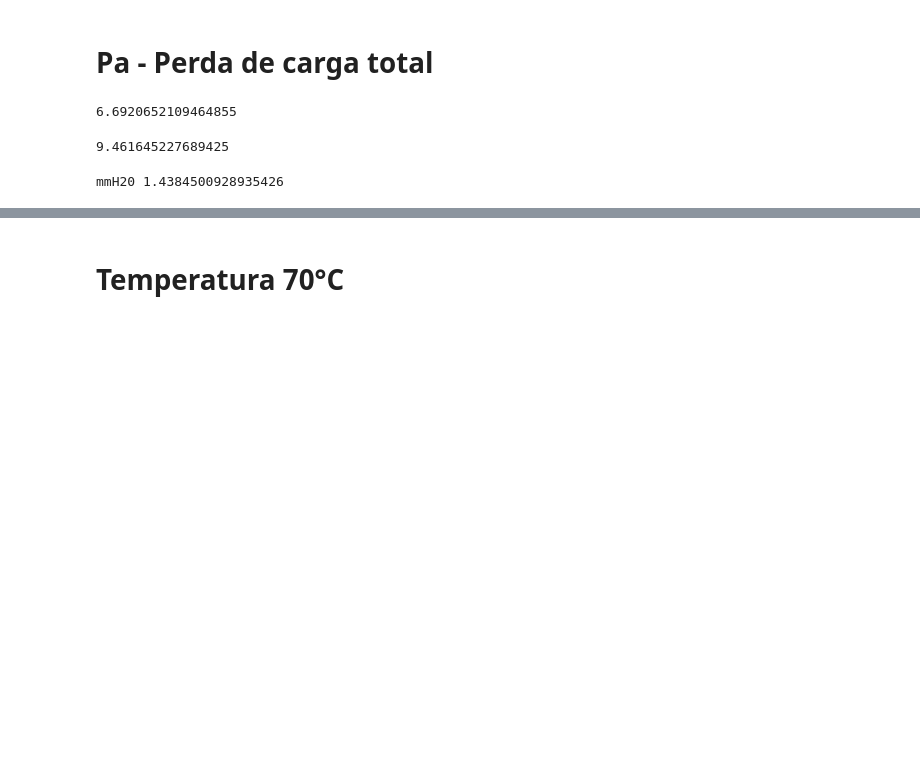
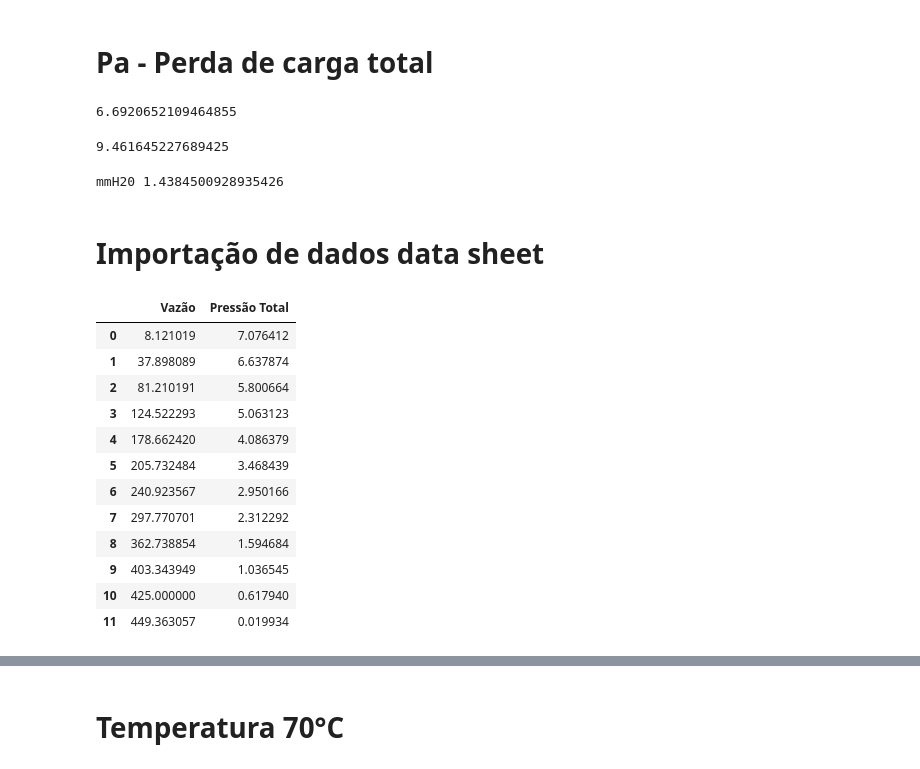
Before and after one commit to Rodrigoveloso7/C-lculos-preliminares-sele-o-de-ventilador-sistema-de-exaust-o, a Jupyter notebook: VERIFICAÇÃO_VENTILAÇÃO_SISTEMA_DE_EXAUSTÃO.ipynb, the cells around one changed output, grey strips where cells are left out. Saved outputs shown, nothing was run; the diff lists cells and outputs as text; code cells hidden in the pictures; blank space fills up the shorter version.

```diff
--- a/VERIFICAÇÃO_VENTILAÇÃO_SISTEMA_DE_EXAUSTÃO.ipynb
+++ b/VERIFICAÇÃO_VENTILAÇÃO_SISTEMA_DE_EXAUSTÃO.ipynb
@@ -107,4 +108,23 @@ mmH20 1.4384500928935426
 velocidade_plot = np.linspace(0.1,20,100)
 pressao_plot = []
 vazao_plot = []
+# %% [markdown]
+# Importação de dados data sheet
+# %%
+datasheet = pd.read_excel('/content/datasheet_200mmx28graus.xlsx')
+datasheet
+# %% [output]
+|  | Vazão | Pressão Total |
+| 0 | 8.121019 | 7.076412 |
+| 1 | 37.898089 | 6.637874 |
+| 2 | 81.210191 | 5.800664 |
+| 3 | 124.522293 | 5.063123 |
+| 4 | 178.662420 | 4.086379 |
+| 5 | 205.732484 | 3.468439 |
+| 6 | 240.923567 | 2.950166 |
+| 7 | 297.770701 | 2.312292 |
+| 8 | 362.738854 | 1.594684 |
+| 9 | 403.343949 | 1.036545 |
+| 10 | 425.000000 | 0.617940 |
+| 11 | 449.363057 | 0.019934 |
 # %%
```
Also changed, not shown: parts of 2 cells of this notebook.
